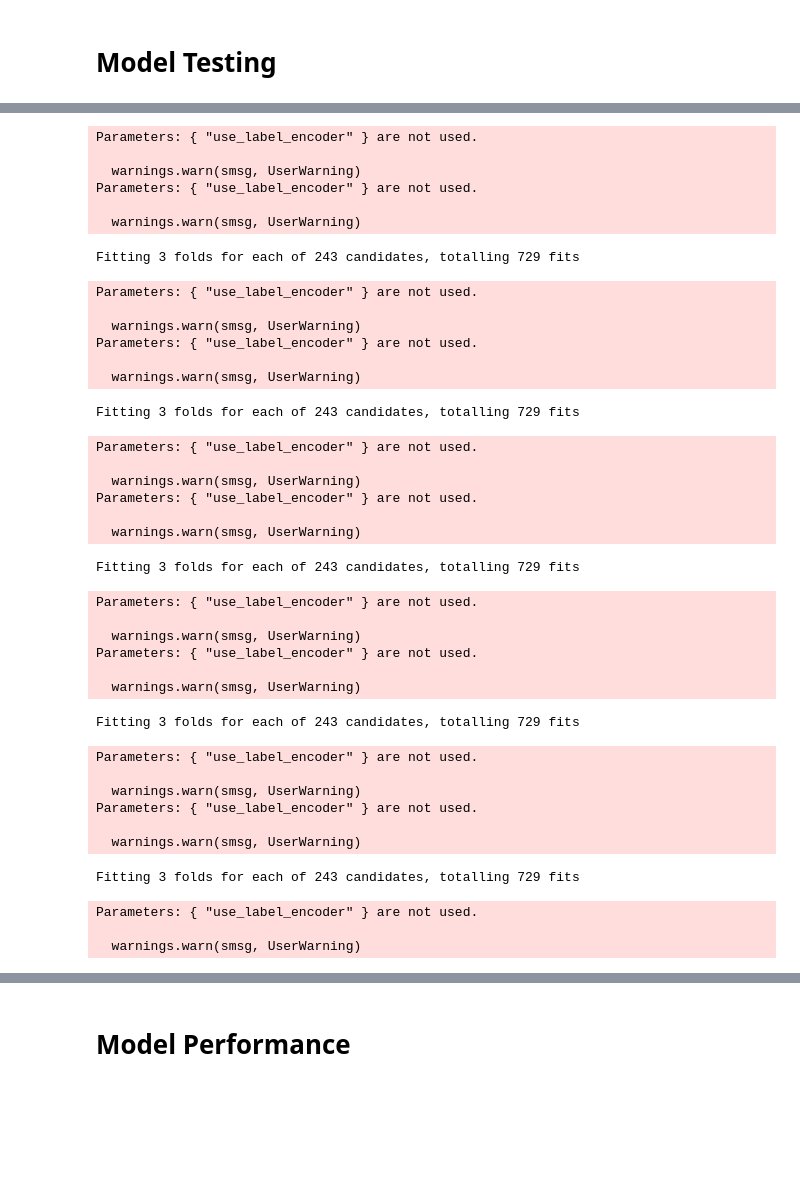
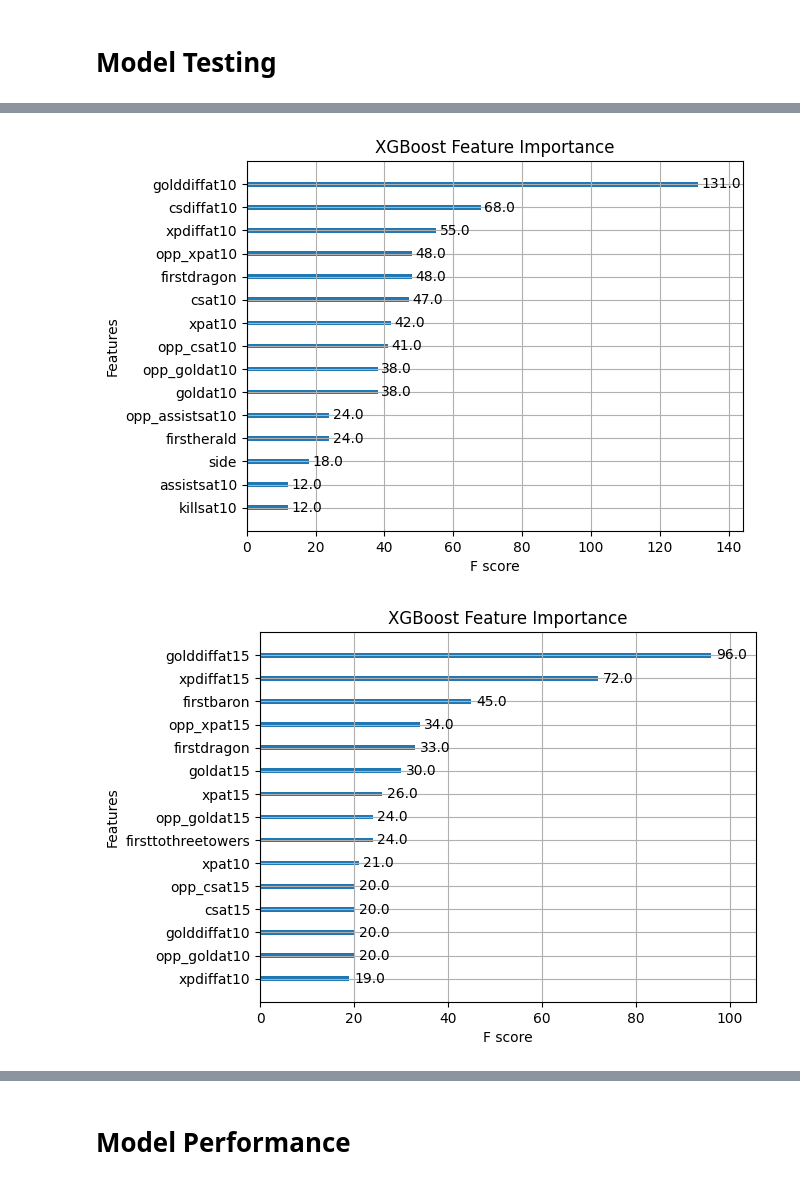
Before and after one commit to ktongk/Datasci, a Jupyter notebook: dataSciFinal.ipynb, the cells around one changed output, grey strips where cells are left out. Drawn from its saved outputs; the diff is of its cells as text; code cells hidden in the pictures; blank space fills up the shorter version.

```diff
--- a/dataSciFinal.ipynb
+++ b/dataSciFinal.ipynb
@@ -443,7 +431,6 @@ def xgboost(df, n_estimators, max_depth, learning_rate):
   model = xgb.XGBClassifier(
     objective='binary:logistic',  # because it's binary classification (e.g., win/lose)
     eval_metric='logloss',        # logistic loss for binary classification
-    use_label_encoder=True,
     n_estimators=n_estimators,    # number of trees
     max_depth=max_depth,          # maximum tree depth
     learning_rate=learning_rate,  # how much each tree corrects the last one
@@ -458,9 +445,9 @@ def xgboost(df, n_estimators, max_depth, learning_rate):
 
   metrics = calculate_metrics(y_test, y_pred)
 
-  # xgb.plot_importance(model, max_num_features=15)
-  # plt.title('XGBoost Feature Importance')
-  # plt.show()
+  xgb.plot_importance(model, max_num_features=15)
+  plt.title('XGBoost Feature Importance')
+  plt.show()
 
   return model, metrics
 
@@ -472,7 +459,6 @@ def optimized_xgboost(df):
   model = xgb.XGBClassifier(
       objective='binary:logistic',
       eval_metric='logloss',
-      use_label_encoder=True,
       subsample=0.8,
       colsample_bytree=0.8,
       random_state=42
@@ -501,11 +487,11 @@ def optimized_xgboost(df):
   y_pred = best_model.predict(X_test)
   metrics = calculate_metrics(y_test, y_pred)
 
-  # print("Best hyperparameters found:", grid_search.best_params_)
+  print("Best hyperparameters found:", grid_search.best_params_)
 
-  # xgb.plot_importance(best_model, max_num_features=15)
-  # plt.title('XGBoost Feature Importance (Optimized with GridSearch)')
-  # plt.show()
+  xgb.plot_importance(best_model, max_num_features=15)
+  plt.title('XGBoost Feature Importance (Optimized with GridSearch)')
+  plt.show()
 
   return [best_model, metrics]
 # %% [markdown]
@@ -516,40 +502,40 @@ models = {
         'Early Game': {
             'Logistic Regression': logistic_regression(log_early_2021, 1000, 1, 'l2'),
             'Random Forest': random_forest(xgb_early_2021, 100, 10),
-            'XGBoost': xgboost(xgb_early_2021, 100, 3, 0.1),
-            'Optimized XGBoost': optimized_xgboost(xgb_early_2021)
+            'XGBoost': xgboost(xgb_early_2021, 100, 3, 0.1)
+            # 'Optimized XGBoost': optimized_xgboost(xgb_early_2021)
         },
         'Mid Game': {
             'Logistic Regression': logistic_regression(log_mid_2021, 1000, 1, 'l2'),
             'Random Forest': random_forest(xgb_mid_2021, 100, 10),
-            'XGBoost': xgboost(xgb_mid_2021, 100, 3, 0.1),
-            'Optimized XGBoost': optimized_xgboost(xgb_mid_2021)
+            'XGBoost': xgboost(xgb_mid_2021, 100, 3, 0.1)
+            #'Optimized XGBoost': optimized_xgboost(xgb_mid_2021)
         },
         'Late Game': {
             'Logistic Regression': logistic_regression(log_end_2021, 1000, 1, 'l2'),
             'Random Forest': random_forest(xgb_end_2021, 100, 10),
-            'XGBoost': xgboost(xgb_end_2021, 100, 3, 0.1),
-            'Optimized XGBoost': optimized_xgboost(xgb_end_2021)
+            'XGBoost': xgboost(xgb_end_2021, 100, 3, 0.1)
+            #'Optimized XGBoost': optimized_xgboost(xgb_end_2021)
         }
     },
     '2016': {
         'Early Game': {
             'Logistic Regression': logistic_regression(log_early_2016, 1000, 1, 'l2'),
             'Random Forest': random_forest(xgb_early_2016, 100, 10),
-            'XGBoost': xgboost(xgb_early_2016, 100, 3, 0.1),
-            'Optimized XGBoost': optimized_xgboost(xgb_early_2016)
+            'XGBoost': xgboost(xgb_early_2016, 100, 3, 0.1)
+            #'Optimized XGBoost': optimized_xgboost(xgb_early_2016)
         },
         'Mid Game': {
             'Logistic Regression': logistic_regression(log_mid_2016, 1000, 1, 'l2'),
             'Random Forest': random_forest(xgb_mid_2016, 100, 10),
-            'XGBoost': xgboost(xgb_mid_2016, 100, 3, 0.1),
-            'Optimized XGBoost': optimized_xgboost(xgb_mid_2016)
+            'XGBoost': xgboost(xgb_mid_2016, 100, 3, 0.1)
+            #'Optimized XGBoost': optimized_xgboost(xgb_mid_2016)
         },
         'Late Game': {
             'Logistic Regression': logistic_regression(log_end_2016, 1000, 1, 'l2'),
             'Random Forest': random_forest(xgb_end_2016, 100, 10),
-            'XGBoost': xgboost(xgb_end_2016, 100, 3, 0.1),
-            'Optimized XGBoost': optimized_xgboost(xgb_end_2016)
+            'XGBoost': xgboost(xgb_end_2016, 100, 3, 0.1)
+            #'Optimized XGBoost': optimized_xgboost(xgb_end_2016)
         }
     }
 }
@@ -561,38 +543,2 @@ Fitting 3 folds for each of 243 candidates, totalling 729 fits
-Parameters: { "use_label_encoder" } are not used.
-
-  warnings.warn(smsg, UserWarning)
-Parameters: { "use_label_encoder" } are not used.
-
-  warnings.warn(smsg, UserWarning)
-Fitting 3 folds for each of 243 candidates, totalling 729 fits
-Parameters: { "use_label_encoder" } are not used.
-
-  warnings.warn(smsg, UserWarning)
-Parameters: { "use_label_encoder" } are not used.
-
-  warnings.warn(smsg, UserWarning)
-Fitting 3 folds for each of 243 candidates, totalling 729 fits
-Parameters: { "use_label_encoder" } are not used.
-
-  warnings.warn(smsg, UserWarning)
-Parameters: { "use_label_encoder" } are not used.
-
-  warnings.warn(smsg, UserWarning)
-Fitting 3 folds for each of 243 candidates, totalling 729 fits
-Parameters: { "use_label_encoder" } are not used.
-
-  warnings.warn(smsg, UserWarning)
-Parameters: { "use_label_encoder" } are not used.
-
-  warnings.warn(smsg, UserWarning)
-Fitting 3 folds for each of 243 candidates, totalling 729 fits
-Parameters: { "use_label_encoder" } are not used.
-
-  warnings.warn(smsg, UserWarning)
-Parameters: { "use_label_encoder" } are not used.
-
-  warnings.warn(smsg, UserWarning)
-Fitting 3 folds for each of 243 candidates, totalling 729 fits
-Parameters: { "use_label_encoder" } are not used.
-
-  warnings.warn(smsg, UserWarning)
+[figure, added]
+[figure, added]
```
Also changed, not shown: parts of 24 cells of this notebook.
